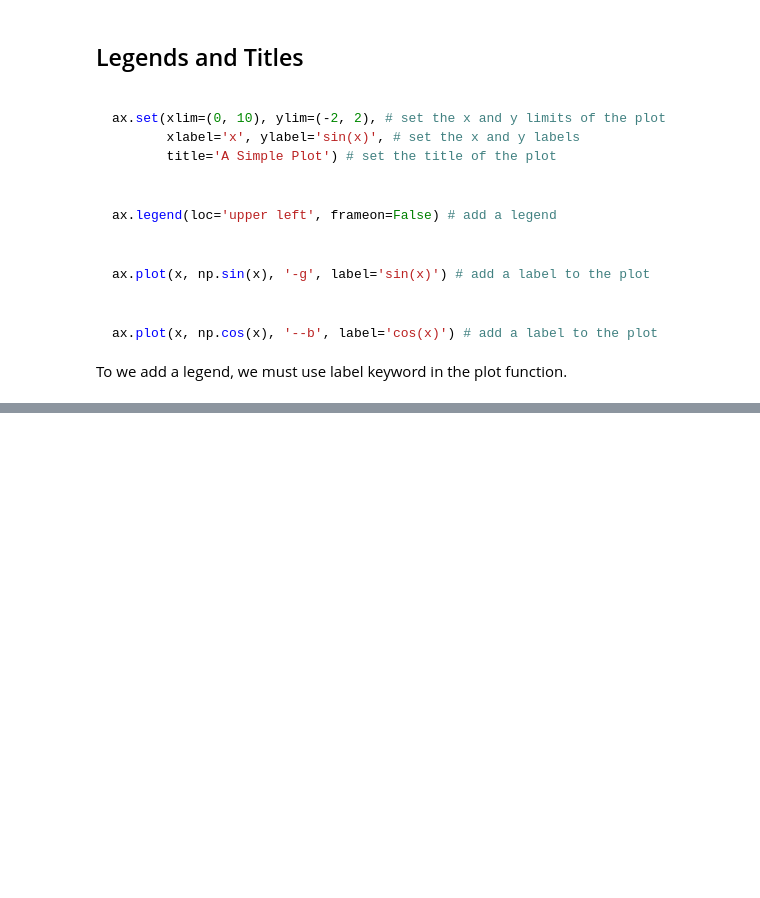
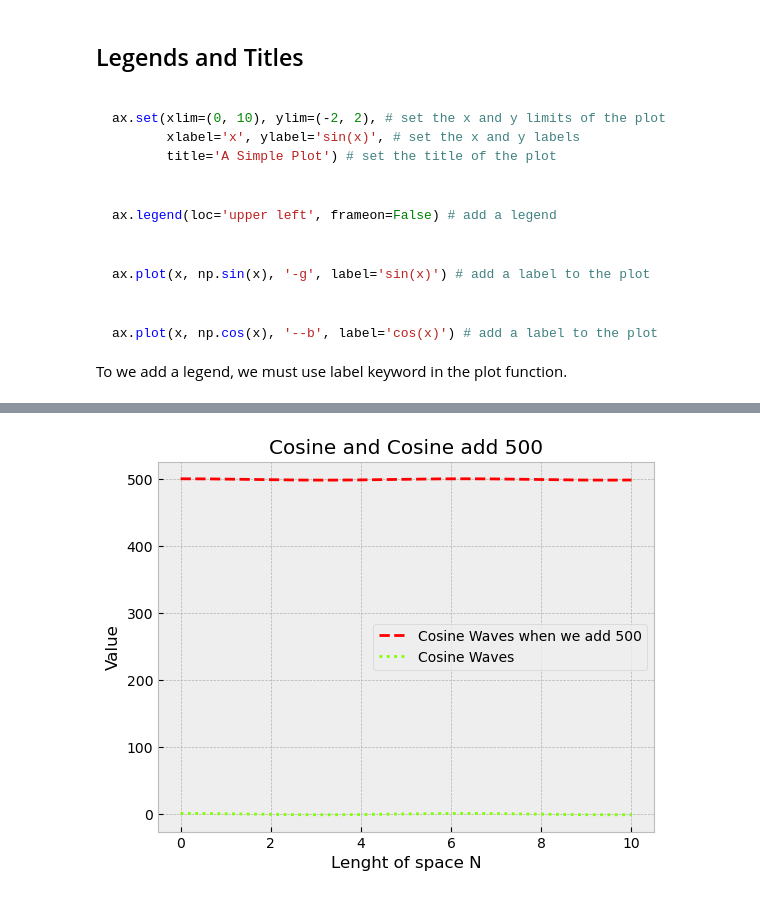
Before and after one commit to pcmoraesmenezes/Data-Science-and-Machine-Learning-Course, a Jupyter notebook: Introduction/data_visualization/matplotlib_int.ipynb, the cells around one changed output, grey strips where cells are left out. Saved outputs shown, nothing was run; the diff lists cells and outputs as text; code cells hidden in the pictures; blank space fills up the shorter version.

```diff
--- a/Introduction/data_visualization/matplotlib_int.ipynb
+++ b/Introduction/data_visualization/matplotlib_int.ipynb
@@ -161,24 +217,26 @@ ax.plot(x, x + 7, linestyle=':') # dotted
 # %%
 from turtle import color
 
 
 N = np.linspace(0, 10, 1000)
 x = 500+(np.cos(N))
 y = np.cos(N)
 
 plt.xlabel('Lenght of space N')
 plt.ylabel('Value')
 
 subtitle = ['Cosine Waves when we add 500', 'Cosine Waves'] # subtitle is a list of strings
 
 plt.title('Cosine and Cosine add 500')
 
 plt.plot(N, x, label=subtitle[0], color='red', linestyle='--')
 plt.plot(N, y, label=subtitle[1], color='chartreuse', linestyle='dotted')
 
-plt.legend(loc='lower left') # loc is the location of the legend
+plt.legend(loc='best') # loc is the location of the legend
 
 plt.show() # show the graph
+# %% [output]
+[figure, added]
 # %%
 
 
```
Also changed, not shown: parts of 14 cells of this notebook, 1 other file.
